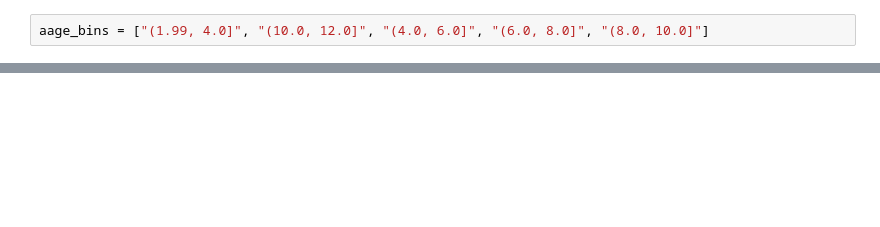
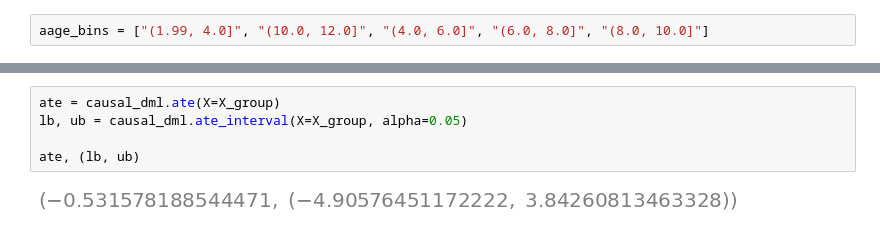
Before and after one commit to TresGes25/gg570_d200, a Jupyter notebook: analyses/ate_estimation.ipynb, the cells around one changed output, grey strips where cells are left out. Drawn from its saved outputs; the diff is of its cells as text; blank space fills up the shorter version.

```diff
--- a/analyses/ate_estimation.ipynb
+++ b/analyses/ate_estimation.ipynb
@@ -174,0 +334,7 @@ for bin in aage_bins:
+# %%
+ate = causal_dml.ate(X=X_group)
+lb, ub = causal_dml.ate_interval(X=X_group, alpha=0.05)
+
+ate, (lb, ub)
+# %% [output]
+[figure, added]
```
Also changed, not shown: parts of 25 cells of this notebook, 2 other files.
